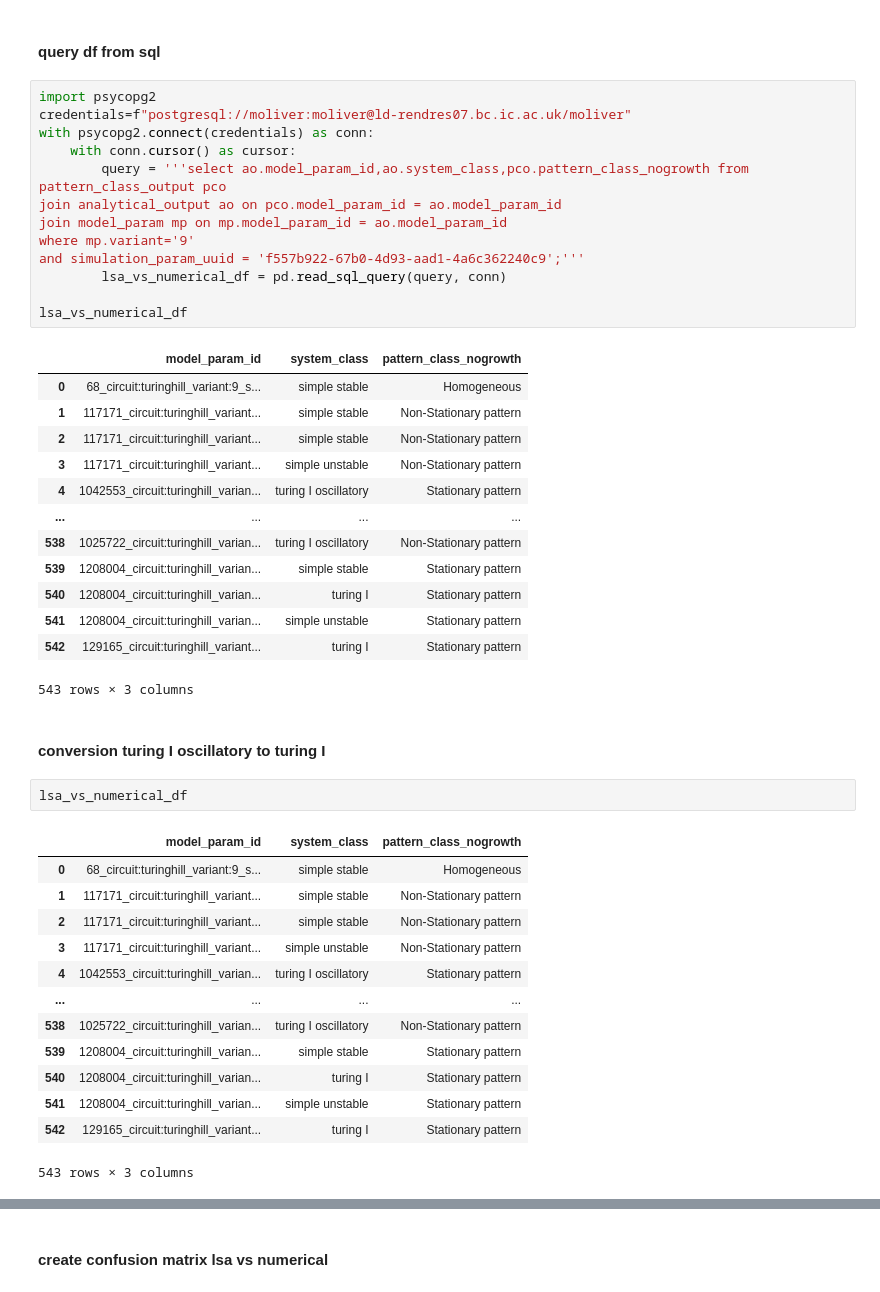
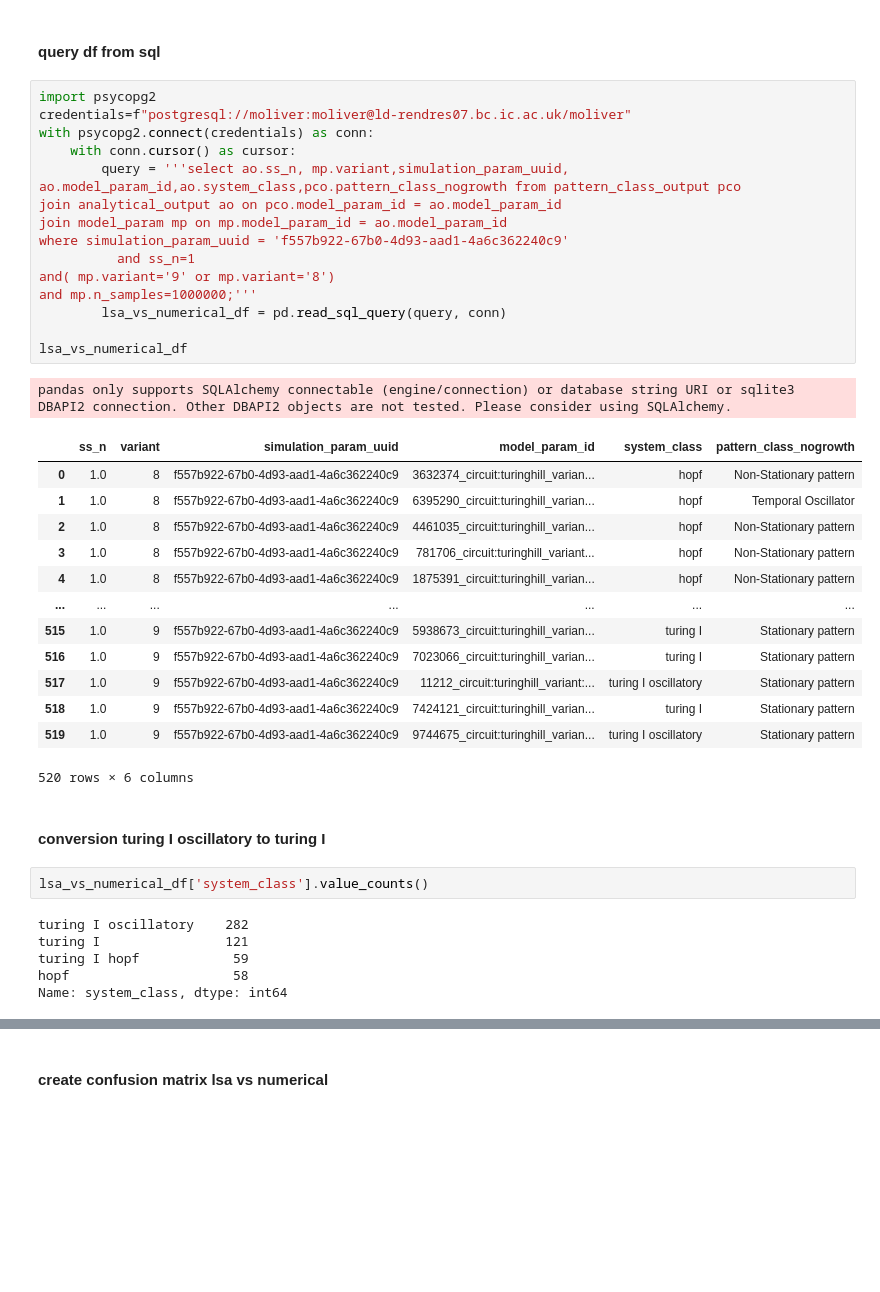
Before and after one commit to martinaoliver/modelling, a Jupyter notebook: growth/src/patternAnalysis/confusionMatrix_lsaNumerical.ipynb, the cells around one changed output, grey strips where cells are left out. Saved outputs shown, nothing was run; the diff lists cells and outputs as text; blank space fills up the shorter version.

Commit message:
confusion with n_samples=100000

```diff
--- a/growth/src/patternAnalysis/confusionMatrix_lsaNumerical.ipynb
+++ b/growth/src/patternAnalysis/confusionMatrix_lsaNumerical.ipynb
@@ -44,47 +44,42 @@ Dispersion relation information
 # %%
 import psycopg2
 credentials=f"postgresql://moliver:moliver@ld-rendres07.bc.ic.ac.uk/moliver"
 with psycopg2.connect(credentials) as conn:
     with conn.cursor() as cursor:
-        query = '''select ao.model_param_id,ao.system_class,pco.pattern_class_nogrowth from pattern_class_output pco
+        query = '''select ao.ss_n, mp.variant,simulation_param_uuid,  ao.model_param_id,ao.system_class,pco.pattern_class_nogrowth from pattern_class_output pco
 join analytical_output ao on pco.model_param_id = ao.model_param_id
 join model_param mp on mp.model_param_id = ao.model_param_id
-where mp.variant='9'
-and simulation_param_uuid = 'f557b922-67b0-4d93-aad1-4a6c362240c9';'''
+where simulation_param_uuid = 'f557b922-67b0-4d93-aad1-4a6c362240c9'
+          and ss_n=1
+and( mp.variant='9' or mp.variant='8')
+and mp.n_samples=1000000;'''
         lsa_vs_numerical_df = pd.read_sql_query(query, conn)
 
 lsa_vs_numerical_df
 # %% [output]
+pandas only supports SQLAlchemy connectable (engine/connection) or database string URI or sqlite3 DBAPI2 connection. Other DBAPI2 objects are not tested. Please consider using SQLAlchemy.
-|  | model_param_id | system_class | pattern_class_nogrowth |
-| 0 | 68_circuit:turinghill_variant:9_s... | simple stable | Homogeneous |
-| 1 | 117171_circuit:turinghill_variant... | simple stable | Non-Stationary pattern |
-| 2 | 117171_circuit:turinghill_variant... | simple stable | Non-Stationary pattern |
-| 3 | 117171_circuit:turinghill_variant... | simple unstable | Non-Stationary pattern |
-| 4 | 1042553_circuit:turinghill_varian... | turing I oscillatory | Stationary pattern |
-| ... | ... | ... | ... |
-| 538 | 1025722_circuit:turinghill_varian... | turing I oscillatory | Non-Stationary pattern |
-| 539 | 1208004_circuit:turinghill_varian... | simple stable | Stationary pattern |
-| 540 | 1208004_circuit:turinghill_varian... | turing I | Stationary pattern |
-| 541 | 1208004_circuit:turinghill_varian... | simple unstable | Stationary pattern |
-| 542 | 129165_circuit:turinghill_variant... | turing I | Stationary pattern |
+|  | ss_n | variant | simulation_param_uuid | model_param_id | system_class | pattern_class_nogrowth |
+| 0 | 1.0 | 8 | f557b922-67b0-4d93-aad1-4a6c362240c9 | 3632374_circuit:turinghill_varian... | hopf | Non-Stationary pattern |
+| 1 | 1.0 | 8 | f557b922-67b0-4d93-aad1-4a6c362240c9 | 6395290_circuit:turinghill_varian... | hopf | Temporal Oscillator |
+| 2 | 1.0 | 8 | f557b922-67b0-4d93-aad1-4a6c362240c9 | 4461035_circuit:turinghill_varian... | hopf | Non-Stationary pattern |
+| 3 | 1.0 | 8 | f557b922-67b0-4d93-aad1-4a6c362240c9 | 781706_circuit:turinghill_variant... | hopf | Non-Stationary pattern |
+| 4 | 1.0 | 8 | f557b922-67b0-4d93-aad1-4a6c362240c9 | 1875391_circuit:turinghill_varian... | hopf | Non-Stationary pattern |
+| ... | ... | ... | ... | ... | ... | ... |
+| 515 | 1.0 | 9 | f557b922-67b0-4d93-aad1-4a6c362240c9 | 5938673_circuit:turinghill_varian... | turing I | Stationary pattern |
+| 516 | 1.0 | 9 | f557b922-67b0-4d93-aad1-4a6c362240c9 | 7023066_circuit:turinghill_varian... | turing I | Stationary pattern |
+| 517 | 1.0 | 9 | f557b922-67b0-4d93-aad1-4a6c362240c9 | 11212_circuit:turinghill_variant:... | turing I oscillatory | Stationary pattern |
+| 518 | 1.0 | 9 | f557b922-67b0-4d93-aad1-4a6c362240c9 | 7424121_circuit:turinghill_varian... | turing I | Stationary pattern |
+| 519 | 1.0 | 9 | f557b922-67b0-4d93-aad1-4a6c362240c9 | 9744675_circuit:turinghill_varian... | turing I oscillatory | Stationary pattern |
-543 rows × 3 columns
+520 rows × 6 columns
 # %% [markdown]
 #### conversion turing I oscillatory to turing I
 # %%
-lsa_vs_numerical_df
+lsa_vs_numerical_df['system_class'].value_counts()
 # %% [output]
-|  | model_param_id | system_class | pattern_class_nogrowth |
-| 0 | 68_circuit:turinghill_variant:9_s... | simple stable | Homogeneous |
-| 1 | 117171_circuit:turinghill_variant... | simple stable | Non-Stationary pattern |
-| 2 | 117171_circuit:turinghill_variant... | simple stable | Non-Stationary pattern |
-| 3 | 117171_circuit:turinghill_variant... | simple unstable | Non-Stationary pattern |
-| 4 | 1042553_circuit:turinghill_varian... | turing I oscillatory | Stationary pattern |
-| ... | ... | ... | ... |
-| 538 | 1025722_circuit:turinghill_varian... | turing I oscillatory | Non-Stationary pattern |
-| 539 | 1208004_circuit:turinghill_varian... | simple stable | Stationary pattern |
-| 540 | 1208004_circuit:turinghill_varian... | turing I | Stationary pattern |
-| 541 | 1208004_circuit:turinghill_varian... | simple unstable | Stationary pattern |
-| 542 | 129165_circuit:turinghill_variant... | turing I | Stationary pattern |
-543 rows × 3 columns
+turing I oscillatory    282
+turing I                121
+turing I hopf            59
+hopf                     58
+Name: system_class, dtype: int64
 # %%
 lsa_vs_numerical_df=lsa_vs_numerical_df.replace('turing I oscillatory','turing I')
```
Also changed, not shown: parts of 11 cells of this notebook, 3 other files.
